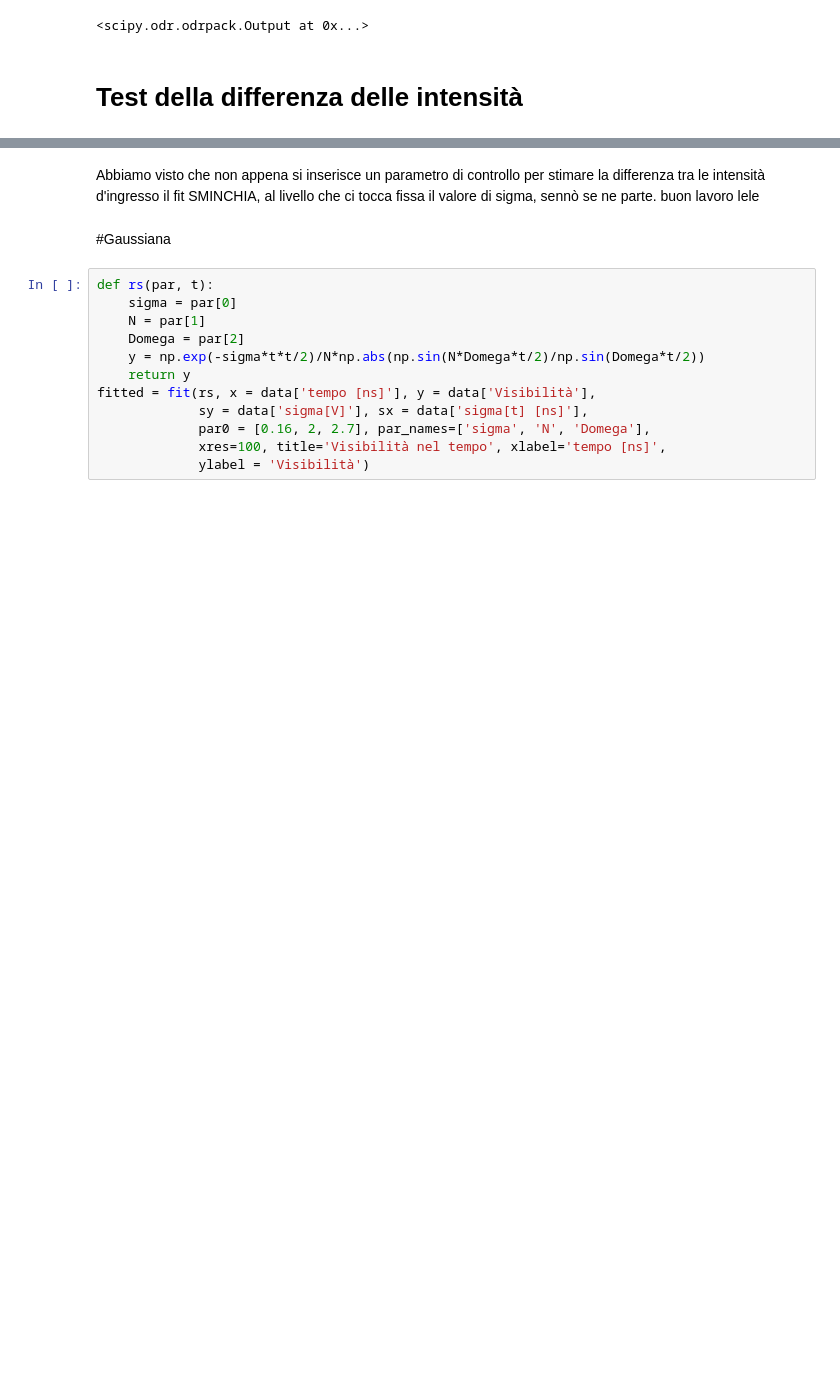
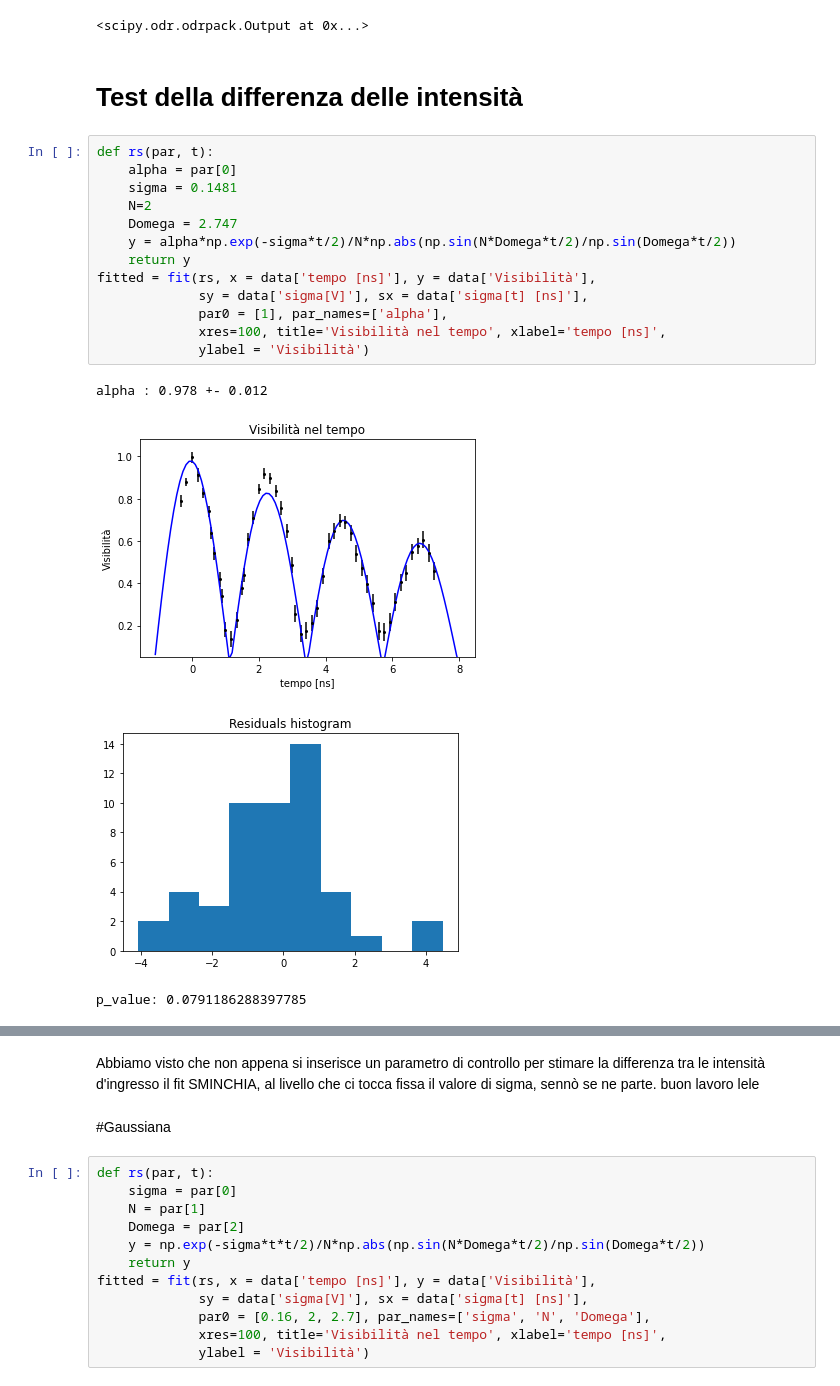
Before and after one commit to Unoaccaso/lab_projects, a Jupyter notebook: interferometro_michelson.ipynb, the cells around one changed output, grey strips where cells are left out. Cells and saved outputs as stored; diff of their text form; blank space fills up the shorter version.

```diff
--- a/interferometro_michelson.ipynb
+++ b/interferometro_michelson.ipynb
@@ -210,6 +210,24 @@ p_value: 0.000
 <scipy.odr.odrpack.Output at 0x...>
 # %% [markdown]
 # Test della differenza delle intensità
+# %%
+def rs(par, t):
+    alpha = par[0]
+    sigma = 0.1481
+    N=2
+    Domega = 2.747
+    y = alpha*np.exp(-sigma*t/2)/N*np.abs(np.sin(N*Domega*t/2)/np.sin(Domega*t/2))
+    return y
+fitted = fit(rs, x = data['tempo [ns]'], y = data['Visibilità'],
+             sy = data['sigma[V]'], sx = data['sigma[t] [ns]'],
+             par0 = [1], par_names=['alpha'],
+             xres=100, title='Visibilità nel tempo', xlabel='tempo [ns]',
+             ylabel = 'Visibilità')
+# %% [output]
+alpha : 0.978 +- 0.012
+[figure, added]
+[figure, added]
+p_value: 0.0791186288397785
 # %%
 def rs(par, t):
     N = 2
```
Also changed, not shown: parts of 5 cells of this notebook.
